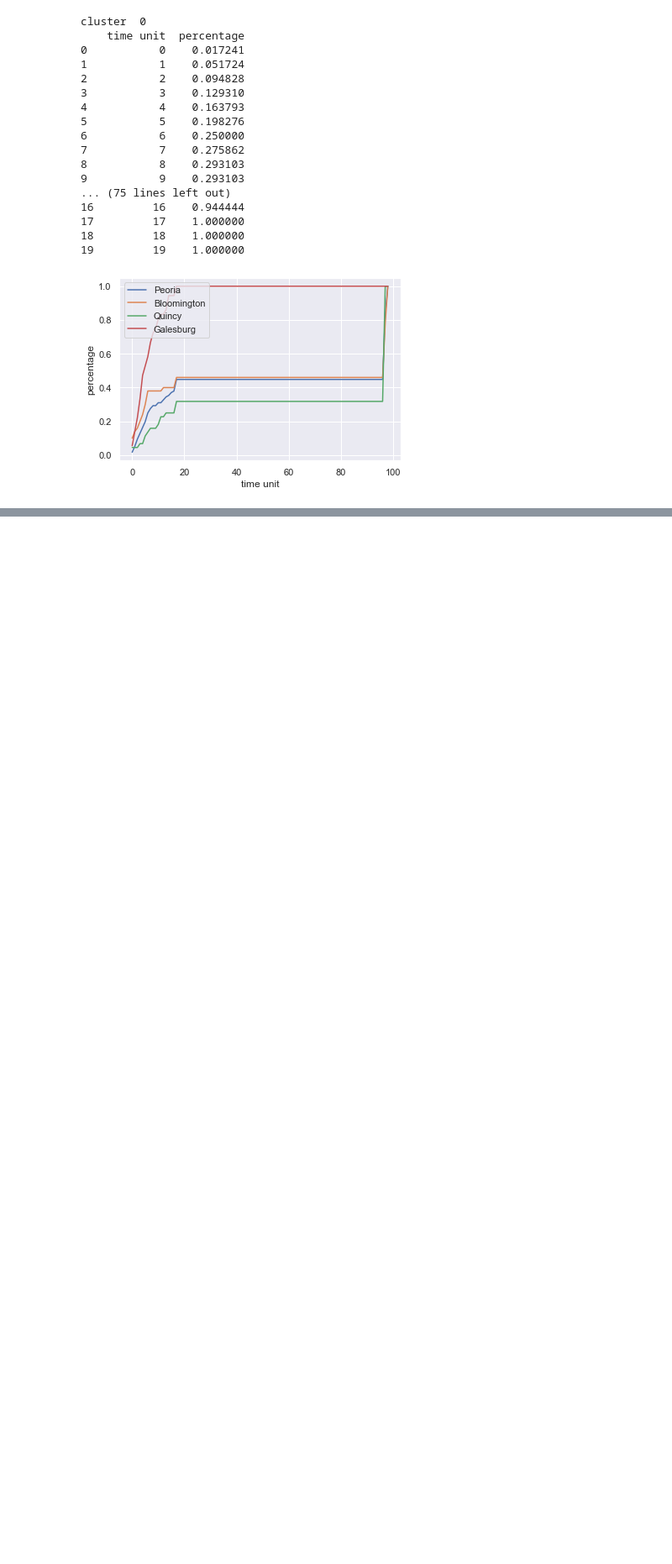
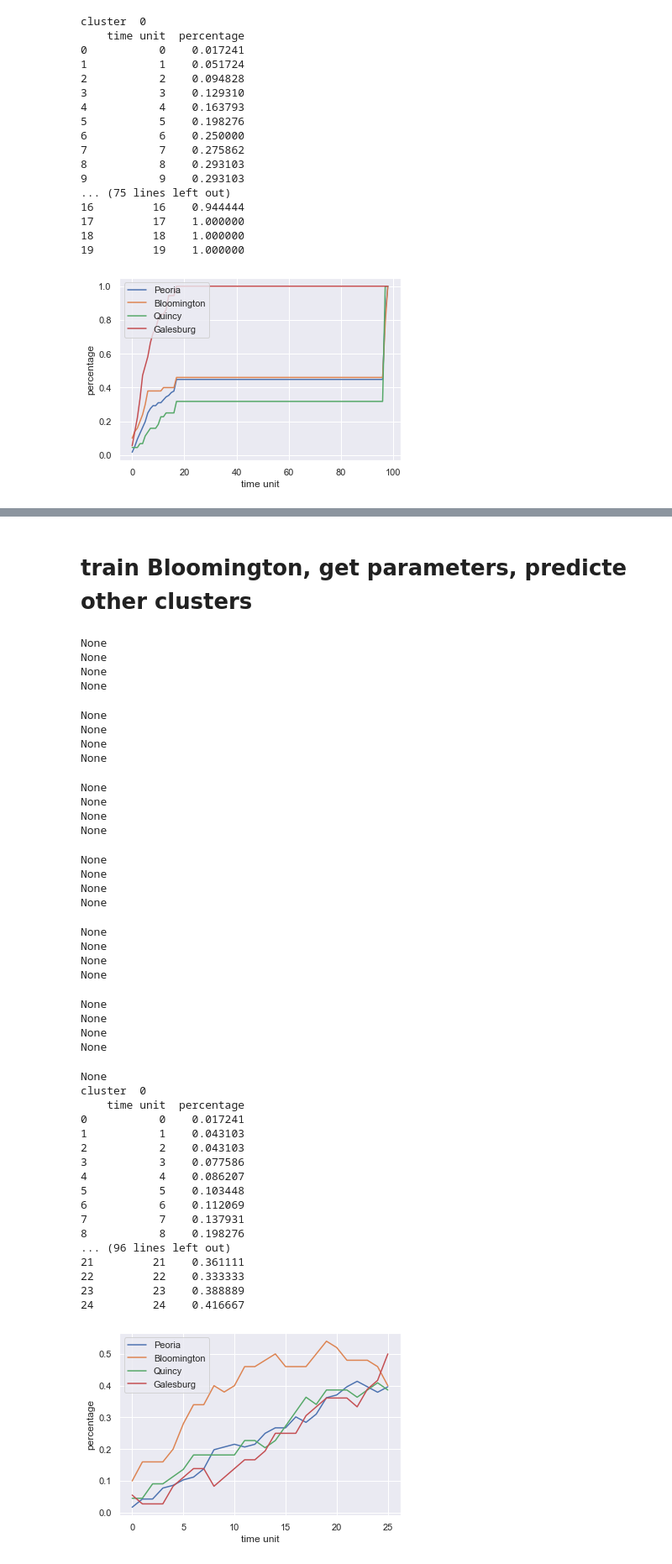
Before and after one commit to HX-Tfd/CSIS, a Jupyter notebook: process.ipynb, the cells around one changed output, grey strips where cells are left out. Shown: that part at 84% size. Cells and saved outputs as stored; diff of their text form; code cells hidden in the pictures; blank space fills up the shorter version.

```diff
--- a/process.ipynb
+++ b/process.ipynb
@@ -699,0 +652,51 @@ def getXY(step, edge_props, cluster_index, previous_opinions):
+# %% [markdown]
+# **train Bloomington, get parameters, predicte other clusters**
+# %%
+run_simulation(1, parameters_to_fit)
+get_change_simulated(0, parameters_to_fit[0], parameters_to_fit[1], parameters_to_fit[2], parameters_to_fit[3])
+get_change_simulated(1, parameters_to_fit[0], parameters_to_fit[1], parameters_to_fit[2], parameters_to_fit[3])
+get_change_simulated(2, parameters_to_fit[0], parameters_to_fit[1], parameters_to_fit[2], parameters_to_fit[3])
+get_change_simulated(3, parameters_to_fit[0], parameters_to_fit[1], parameters_to_fit[2], parameters_to_fit[3])
+# %% [output]
+None
+None
+None
+None
+None
+None
+None
+None
+None
+None
+None
+None
+None
+None
+None
+None
+None
+None
+None
+None
+None
+None
+None
+None
+None
+cluster  0
+    time unit  percentage
+0           0    0.017241
+1           1    0.043103
+2           2    0.043103
+3           3    0.077586
+4           4    0.086207
+5           5    0.103448
+6           6    0.112069
+7           7    0.137931
+8           8    0.198276
+... (96 lines left out)
+21         21    0.361111
+22         22    0.333333
+23         23    0.388889
+24         24    0.416667
+[figure, added]
```
Also changed, not shown: parts of 34 cells of this notebook.
